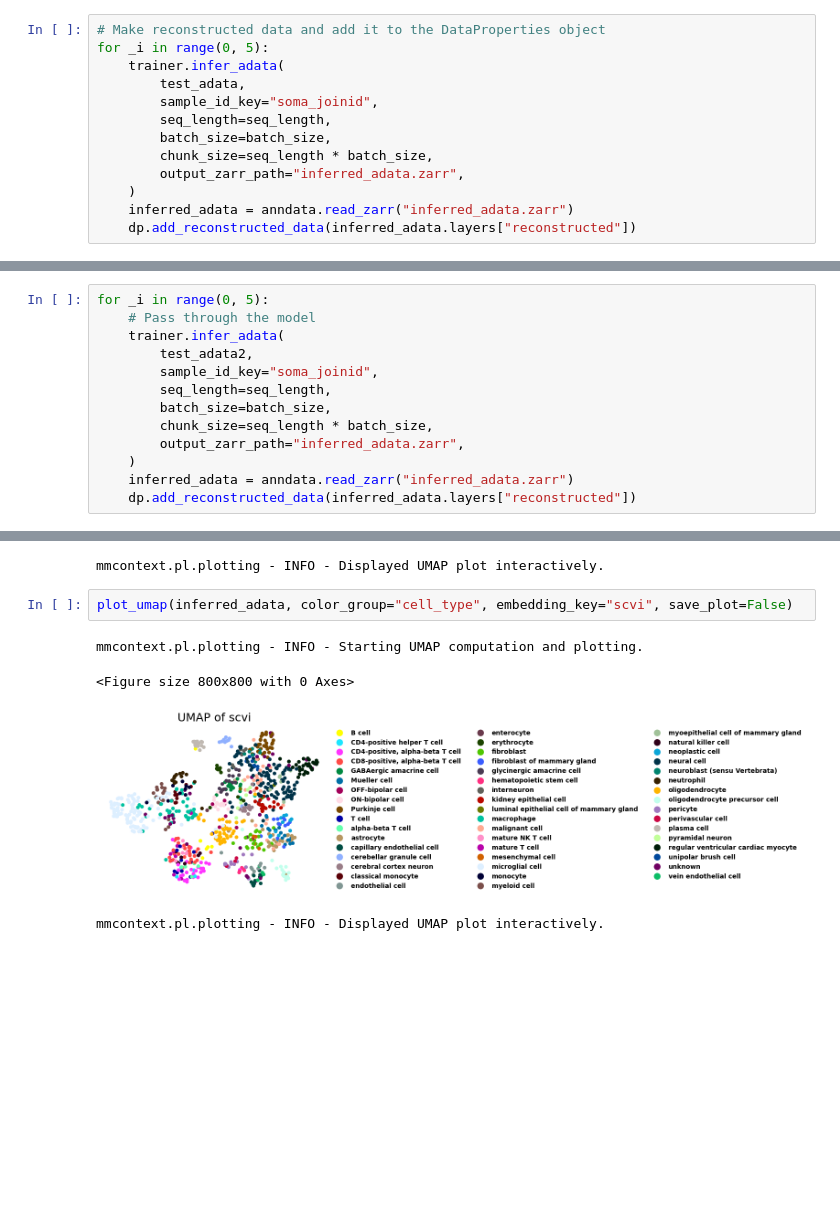
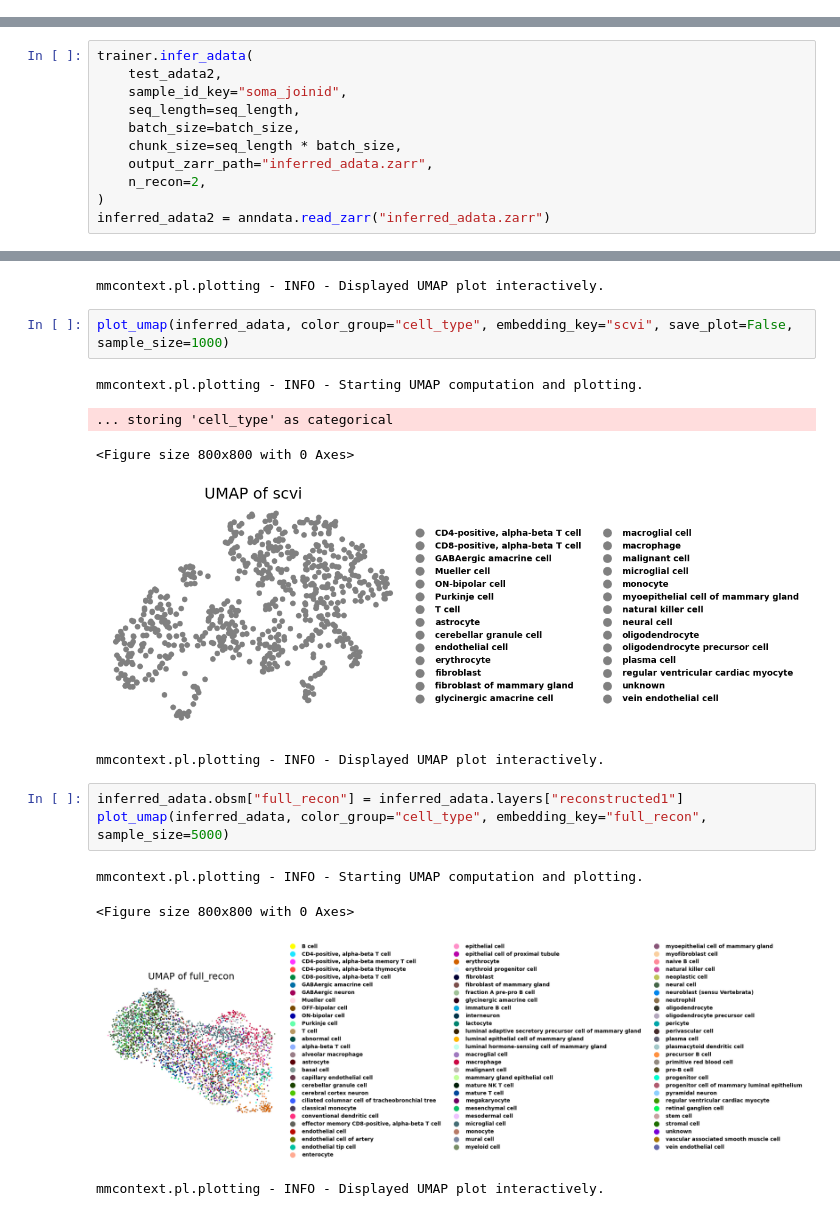
Before and after one commit to mengerj/mmcontext, a Jupyter notebook: docs/notebooks/example.ipynb, the cells around one changed output, grey strips where cells are left out. Drawn from its saved outputs; the diff is of its cells as text; blank space fills up the shorter version.

```diff
--- a/docs/notebooks/example.ipynb
+++ b/docs/notebooks/example.ipynb
@@ -482,13 +487,0 @@ mmcontext.eval.data_properties - WARNING - Method get_colCorr not found.
-# %%
-# Make reconstructed data and add it to the DataProperties object
-for _i in range(0, 5):
-    trainer.infer_adata(
-        test_adata,
-        sample_id_key="soma_joinid",
-        seq_length=seq_length,
-        batch_size=batch_size,
-        chunk_size=seq_length * batch_size,
-        output_zarr_path="inferred_adata.zarr",
-    )
-    inferred_adata = anndata.read_zarr("inferred_adata.zarr")
-    dp.add_reconstructed_data(inferred_adata.layers["reconstructed"])
@@ -537,13 +503,11 @@ mmcontext.eval.data_properties - WARNING - Method get_colCorr not found.
 # %%
-for _i in range(0, 5):
-    # Pass through the model
-    trainer.infer_adata(
-        test_adata2,
-        sample_id_key="soma_joinid",
-        seq_length=seq_length,
-        batch_size=batch_size,
-        chunk_size=seq_length * batch_size,
-        output_zarr_path="inferred_adata.zarr",
-    )
-    inferred_adata = anndata.read_zarr("inferred_adata.zarr")
-    dp.add_reconstructed_data(inferred_adata.layers["reconstructed"])
+trainer.infer_adata(
+    test_adata2,
+    sample_id_key="soma_joinid",
+    seq_length=seq_length,
+    batch_size=batch_size,
+    chunk_size=seq_length * batch_size,
+    output_zarr_path="inferred_adata.zarr",
+    n_recon=2,
+)
+inferred_adata2 = anndata.read_zarr("inferred_adata.zarr")
@@ -614,9 +543,18 @@ mmcontext.pl.plotting - INFO - Starting UMAP computation and plotting.
 [figure]
 mmcontext.pl.plotting - INFO - Displayed UMAP plot interactively.
 # %%
-plot_umap(inferred_adata, color_group="cell_type", embedding_key="scvi", save_plot=False)
+plot_umap(inferred_adata, color_group="cell_type", embedding_key="scvi", save_plot=False, sample_size=1000)
 # %% [output]
 mmcontext.pl.plotting - INFO - Starting UMAP computation and plotting.
-<Figure size 800x800 with 0 Axes>
+... storing 'cell_type' as categorical
+<Figure size 800x800 with 0 Axes>
-[figure, old version]
+[figure, new version]
-mmcontext.pl.plotting - INFO - Displayed UMAP plot interactively.
+mmcontext.pl.plotting - INFO - Displayed UMAP plot interactively.
+# %%
+inferred_adata.obsm["full_recon"] = inferred_adata.layers["reconstructed1"]
+plot_umap(inferred_adata, color_group="cell_type", embedding_key="full_recon", sample_size=5000)
+# %% [output]
+mmcontext.pl.plotting - INFO - Starting UMAP computation and plotting.
+<Figure size 800x800 with 0 Axes>
+[figure, added]
+mmcontext.pl.plotting - INFO - Displayed UMAP plot interactively.
```
Also changed, not shown: parts of 21 cells of this notebook.
